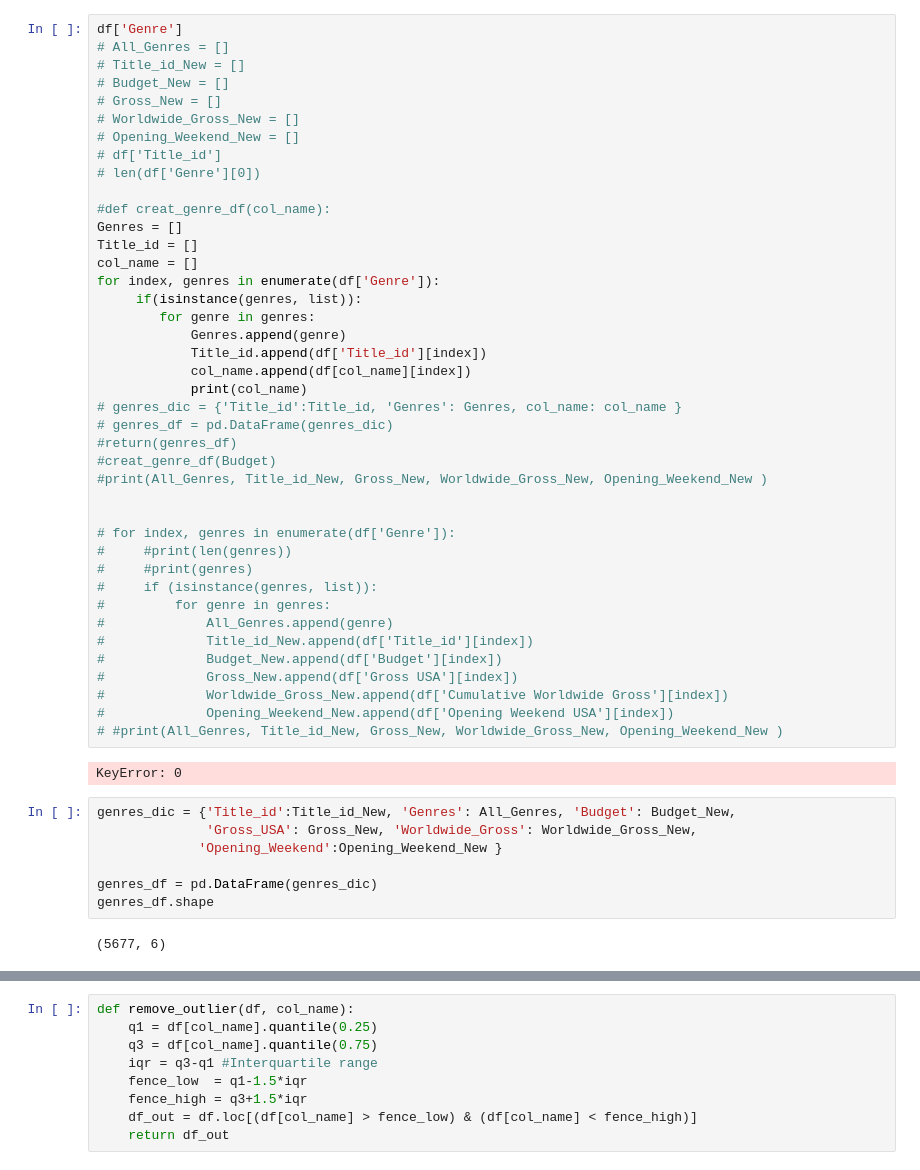
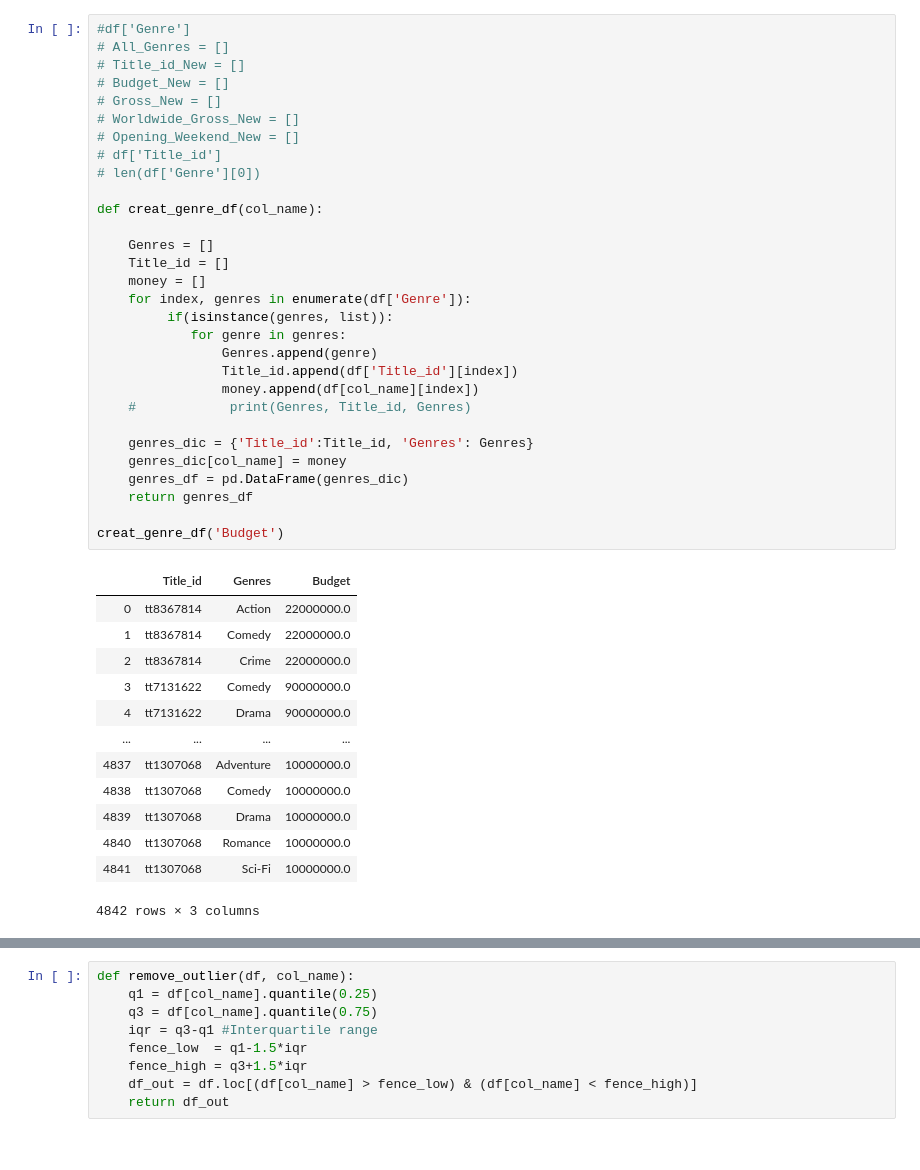
Before and after one commit to na-na15/dsc-mod-1-project-v2-1-onl01-dtsc-pt-030220, a Jupyter notebook: datacleaning.ipynb, the cells around one changed output, grey strips where cells are left out. Cells and saved outputs as stored; diff of their text form.

```diff
--- a/datacleaning.ipynb
+++ b/datacleaning.ipynb
@@ -54,52 +59,44 @@ Name: Budget, dtype: float64
 # %%
-df['Genre']
+#df['Genre']
 # All_Genres = []
 # Title_id_New = []
 # Budget_New = []
 # Gross_New = []
 # Worldwide_Gross_New = []
 # Opening_Weekend_New = []
 # df['Title_id']
 # len(df['Genre'][0])
 
-#def creat_genre_df(col_name):
-Genres = []
-Title_id = []
-col_name = []
-for index, genres in enumerate(df['Genre']):
-     if(isinstance(genres, list)):
-        for genre in genres:
-            Genres.append(genre)
-            Title_id.append(df['Title_id'][index])
-            col_name.append(df[col_name][index])
-            print(col_name)
-# genres_dic = {'Title_id':Title_id, 'Genres': Genres, col_name: col_name }
-# genres_df = pd.DataFrame(genres_dic)
-#return(genres_df)
-#creat_genre_df(Budget)
-#print(All_Genres, Title_id_New, Gross_New, Worldwide_Gross_New, Opening_Weekend_New )
+def creat_genre_df(col_name):
 
+    Genres = []
+    Title_id = []
+    money = []
+    for index, genres in enumerate(df['Genre']):
+         if(isinstance(genres, list)):
+            for genre in genres:
+                Genres.append(genre)
+                Title_id.append(df['Title_id'][index])
+                money.append(df[col_name][index])
+    #            print(Genres, Title_id, Genres)
 
-# for index, genres in enumerate(df['Genre']):
-#     #print(len(genres))
-#     #print(genres)
-#     if (isinstance(genres, list)):
-#         for genre in genres:
-#             All_Genres.append(genre)
-#             Title_id_New.append(df['Title_id'][index])
-#             Budget_New.append(df['Budget'][index])
-#             Gross_New.append(df['Gross USA'][index])
-#             Worldwide_Gross_New.append(df['Cumulative Worldwide Gross'][index])
-#             Opening_Weekend_New.append(df['Opening Weekend USA'][index])
-# #print(All_Genres, Title_id_New, Gross_New, Worldwide_Gross_New, Opening_Weekend_New )
+    genres_dic = {'Title_id':Title_id, 'Genres': Genres}
+    genres_dic[col_name] = money
+    genres_df = pd.DataFrame(genres_dic)
+    return genres_df
+
+creat_genre_df('Budget')
 # %% [output]
+|  | Title_id | Genres | Budget |
+| 0 | tt8367814 | Action | 22000000.0 |
+| 1 | tt8367814 | Comedy | 22000000.0 |
+| 2 | tt8367814 | Crime | 22000000.0 |
+| 3 | tt7131622 | Comedy | 90000000.0 |
+| 4 | tt7131622 | Drama | 90000000.0 |
+| ... | ... | ... | ... |
+| 4837 | tt1307068 | Adventure | 10000000.0 |
+| 4838 | tt1307068 | Comedy | 10000000.0 |
+| 4839 | tt1307068 | Drama | 10000000.0 |
+| 4840 | tt1307068 | Romance | 10000000.0 |
+| 4841 | tt1307068 | Sci-Fi | 10000000.0 |
-KeyError: 0
+4842 rows × 3 columns
-# %%
-genres_dic = {'Title_id':Title_id_New, 'Genres': All_Genres, 'Budget': Budget_New,
-              'Gross_USA': Gross_New, 'Worldwide_Gross': Worldwide_Gross_New,
-             'Opening_Weekend':Opening_Weekend_New }
-
-genres_df = pd.DataFrame(genres_dic)
-genres_df.shape
-# %% [output]
-(5677, 6)
```
Also changed, not shown: parts of 16 cells of this notebook, 1 other file.
